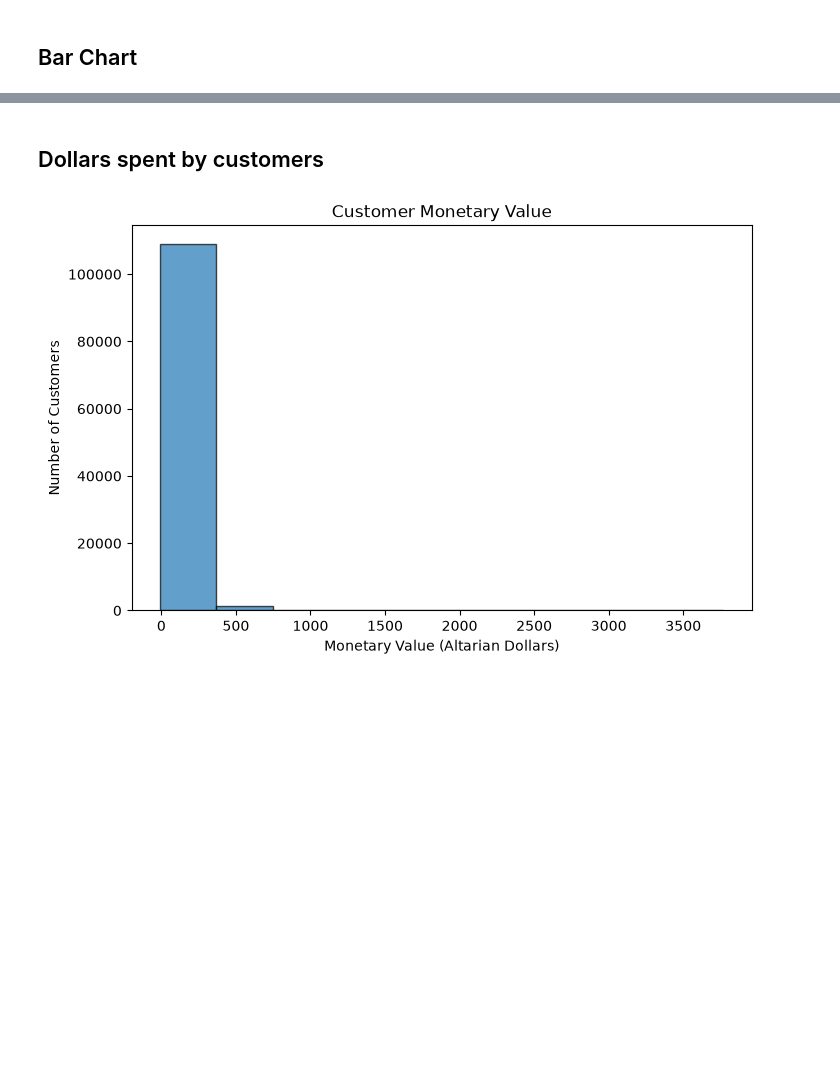
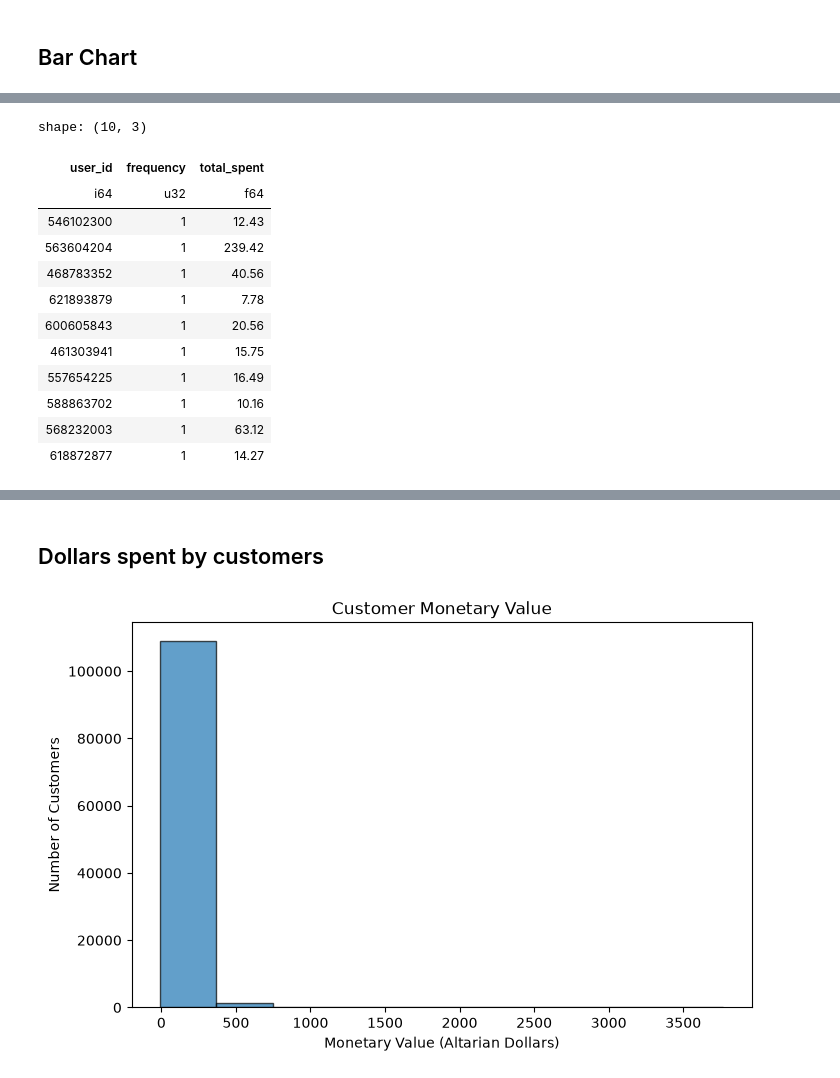
Before and after one commit to Numbersdontlie/Data-Science-Piscine, a Jupyter notebook: day3/ex03/ex03.ipynb, the cells around one changed output, grey strips where cells are left out. Saved outputs shown, nothing was run; the diff lists cells and outputs as text; code cells hidden in the pictures; blank space fills up the shorter version.

```diff
--- a/day3/ex03/ex03.ipynb
+++ b/day3/ex03/ex03.ipynb
@@ -48,9 +107,25 @@ with psycopg2.connect(
 # %%
-df_frequency = (
-    df_purchase
+df_metrics = (
+    df_orders
     .group_by("user_id")
     .agg(
-        pl.col("user_session").n_unique().alias("purchase_frequency")
+        pl.len().alias("frequency"), # of orders per user
+        pl.col("order_total").sum().alias("total_spent") # total spent per user
     )
 )
+df_metrics.head(10)
+# %% [output]
+shape: (10, 3)
+| user_id | frequency | total_spent |
+| i64 | u32 | f64 |
+| 546102300 | 1 | 12.43 |
+| 563604204 | 1 | 239.42 |
+| 468783352 | 1 | 40.56 |
+| 621893879 | 1 | 7.78 |
+| 600605843 | 1 | 20.56 |
+| 461303941 | 1 | 15.75 |
+| 557654225 | 1 | 16.49 |
+| 588863702 | 1 | 10.16 |
+| 568232003 | 1 | 63.12 |
+| 618872877 | 1 | 14.27 |
 # %%
```
Also changed, not shown: parts of 7 cells of this notebook.
